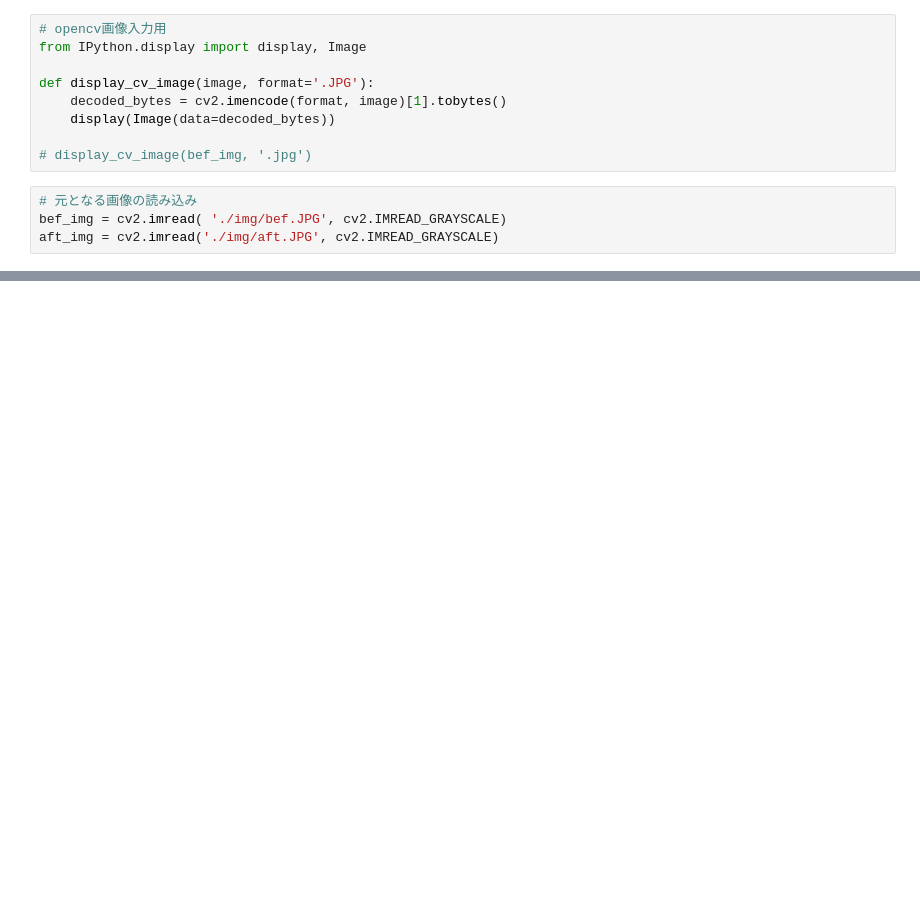
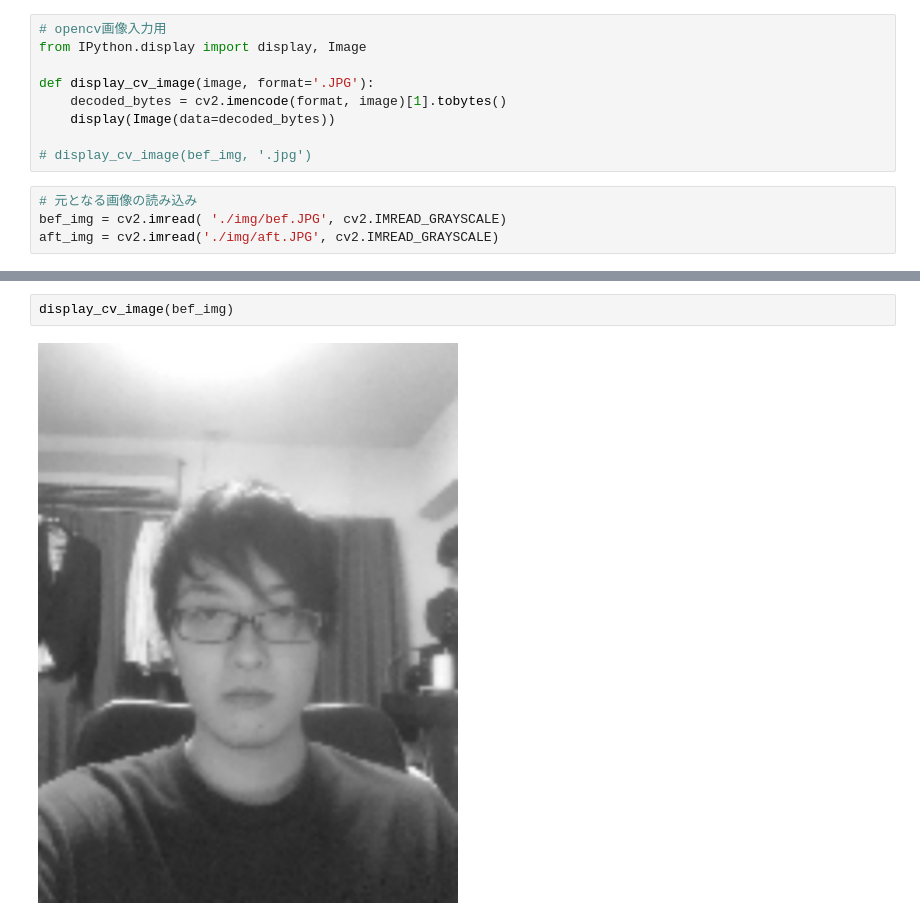
Before and after one commit to kinketsucom/KerasProject, a Jupyter notebook: Keras.ipynb, the cells around one changed output, grey strips where cells are left out. Drawn from its saved outputs; the diff is of its cells as text; blank space fills up the shorter version.

```diff
--- a/Keras.ipynb
+++ b/Keras.ipynb
@@ -85,0 +101,4 @@ display_cv_image(img)
+# %%
+display_cv_image(bef_img)
+# %% [output]
+[figure, added]
```
Also changed, not shown: parts of 11 cells of this notebook.
